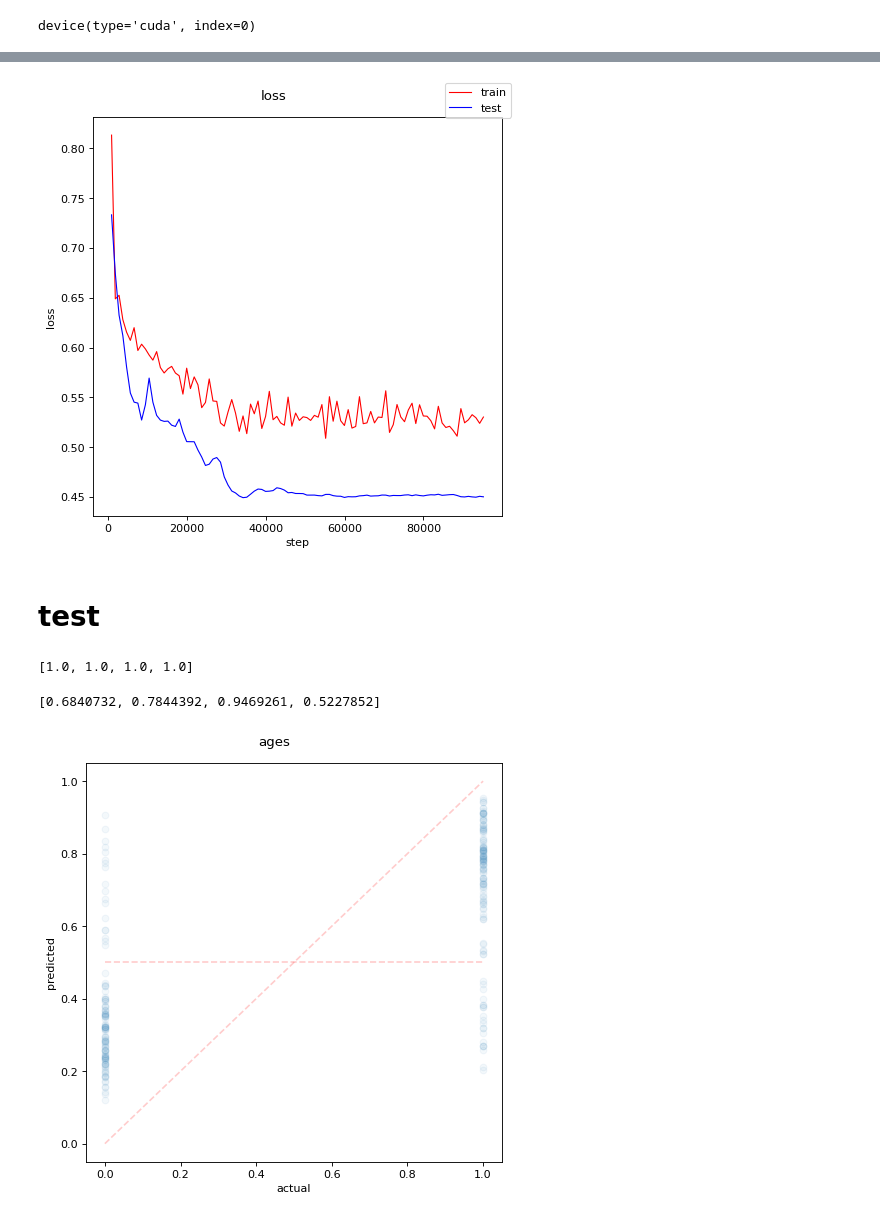
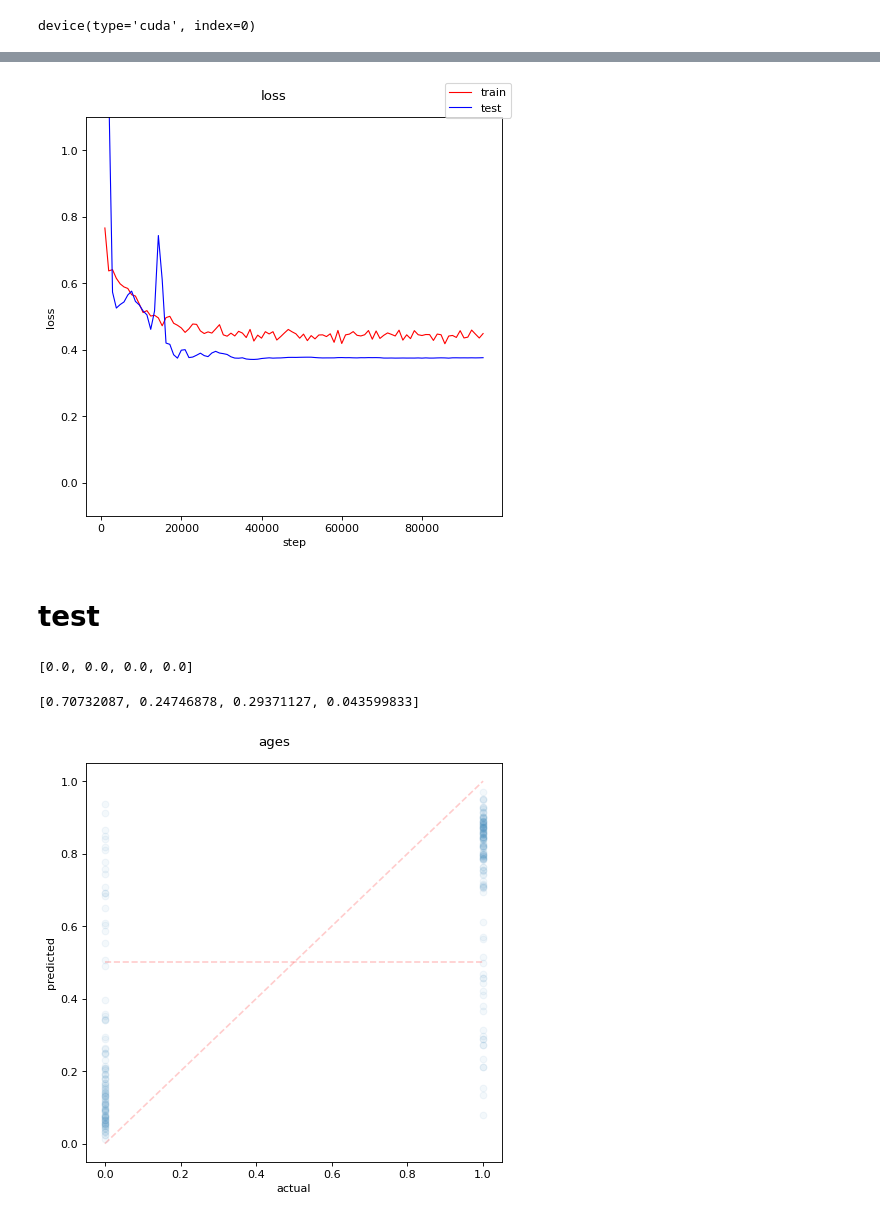
Before and after one commit to mazurkin/conda-pytorch, a Jupyter notebook: notebooks/mine/batchnorm/model.ipynb, the cells around one changed output, grey strips where cells are left out. Saved outputs shown, nothing was run; the diff lists cells and outputs as text; code cells hidden in the pictures.

```diff
--- a/notebooks/mine/batchnorm/model.ipynb
+++ b/notebooks/mine/batchnorm/model.ipynb
@@ -219,9 +219,11 @@ class SampleModel(torch.nn.Module):
 
     DIMENSION_INPUT = len(SampleDataset.FEATURES)
 
-    DIMENSION_HIDDEN_1 = 16
+    DIMENSION_HIDDEN_1 = 128
 
-    DIMENSION_HIDDEN_2 = 8
+    DIMENSION_HIDDEN_2 = 64
+
+    DIMENSION_HIDDEN_3 = 8
 
     DIMENSION_OUTPUT = 1
 
@@ -230,22 +232,25 @@ class SampleModel(torch.nn.Module):
 
         # hidden layers
         self.fc = torch.nn.Sequential(
-            # layer 1
-            self.make_linear(self.DIMENSION_INPUT, self.DIMENSION_HIDDEN_1),
-            torch.nn.BatchNorm1d(self.DIMENSION_HIDDEN_1),
-            torch.nn.LeakyReLU(),
-            torch.nn.Dropout(0.5),
-            # layer 2
-            self.make_linear(self.DIMENSION_HIDDEN_1, self.DIMENSION_HIDDEN_2),
-            torch.nn.BatchNorm1d(self.DIMENSION_HIDDEN_2),
-            torch.nn.LeakyReLU(),
-            torch.nn.Dropout(0.5),
+            # fc layers
+            self.make_fc_layer(self.DIMENSION_INPUT,    self.DIMENSION_HIDDEN_1),
+            self.make_fc_layer(self.DIMENSION_HIDDEN_1, self.DIMENSION_HIDDEN_2),
+            self.make_fc_layer(self.DIMENSION_HIDDEN_2, self.DIMENSION_HIDDEN_3),
             # output
-            self.make_linear(self.DIMENSION_HIDDEN_2, self.DIMENSION_OUTPUT),
+            self.make_linear_layer(self.DIMENSION_HIDDEN_3, self.DIMENSION_OUTPUT),
         )
 
     @classmethod
-    def make_linear(cls, in_size: int, out_size: int) -> torch.nn.Module:
+    def make_fc_layer(cls, in_size: int, out_size: int) -> torch.nn.Module:
+        return torch.nn.Sequential(
+            cls.make_linear_layer(in_size, out_size),
+            torch.nn.BatchNorm1d(out_size),
+            torch.nn.LeakyReLU(),
+            torch.nn.Dropout(0.5),
+        )
+
+    @classmethod
+    def make_linear_layer(cls, in_size: int, out_size: int) -> torch.nn.Module:
         layer: torch.nn.Module = torch.nn.Linear(in_size, out_size)
         torch.nn.init.xavier_uniform_(layer.weight)
         torch.nn.init.zeros_(layer.bias)
@@ -486,18 +486,20 @@ manager.tst_loss.y
 # %%
 fig, ax = plt.subplots(1, 1, squeeze=True, figsize=(6, 6))
 
 ax.plot(manager.trn_loss.x, manager.trn_loss.y, color='r', linewidth=1, label='train')
 ax.plot(manager.tst_loss.x, manager.tst_loss.y, color='b', linewidth=1, label='test')
 
 ax.set_xlabel('step')
 ax.set_ylabel('loss')
 
+ax.set_ylim(-0.1, 1.1)
+
 fig.suptitle('loss')
 fig.legend(loc='upper right')
 fig.tight_layout()
 fig
 # %% [output]
-[figure, old version]
+[figure, new version]
 # %% [markdown]
 # test
 # %%
@@ -508,11 +510,11 @@ actual, predicted = manager_test.sample(10000)
 # %%
 actual[:4]
 # %% [output]
-[1.0, 1.0, 1.0, 1.0]
+[0.0, 0.0, 0.0, 0.0]
 # %%
 predicted[:4]
 # %% [output]
-[0.6840732, 0.7844392, 0.9469261, 0.5227852]
+[0.70732087, 0.24746878, 0.29371127, 0.043599833]
 # %%
 fig, ax = plt.subplots(1, 1, squeeze=True, figsize=(6, 6))
 
@@ -531,7 +533,7 @@ fig.suptitle('ages')
 fig.tight_layout()
 fig
 # %% [output]
-[figure, old version]
+[figure, new version]
 # %%
 fig, ax = plt.subplots(1, 1, squeeze=True, figsize=(6, 6))
 
```
Also changed, not shown: parts of 6 cells of this notebook.
